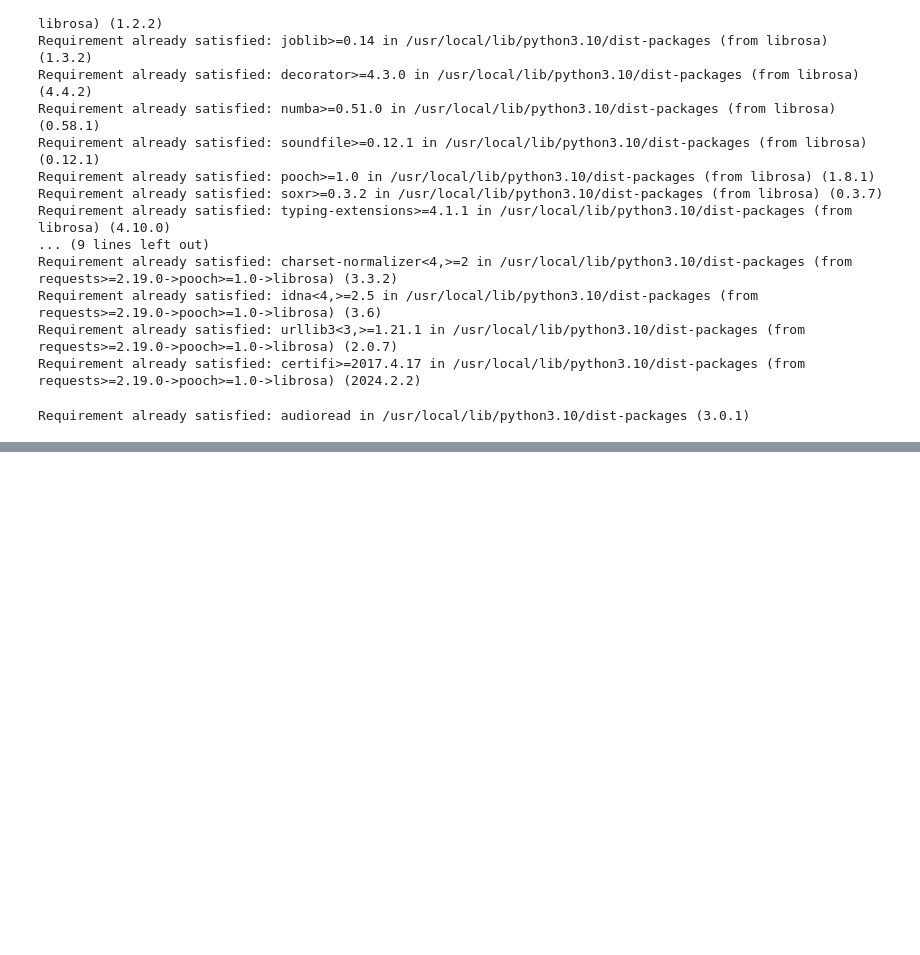
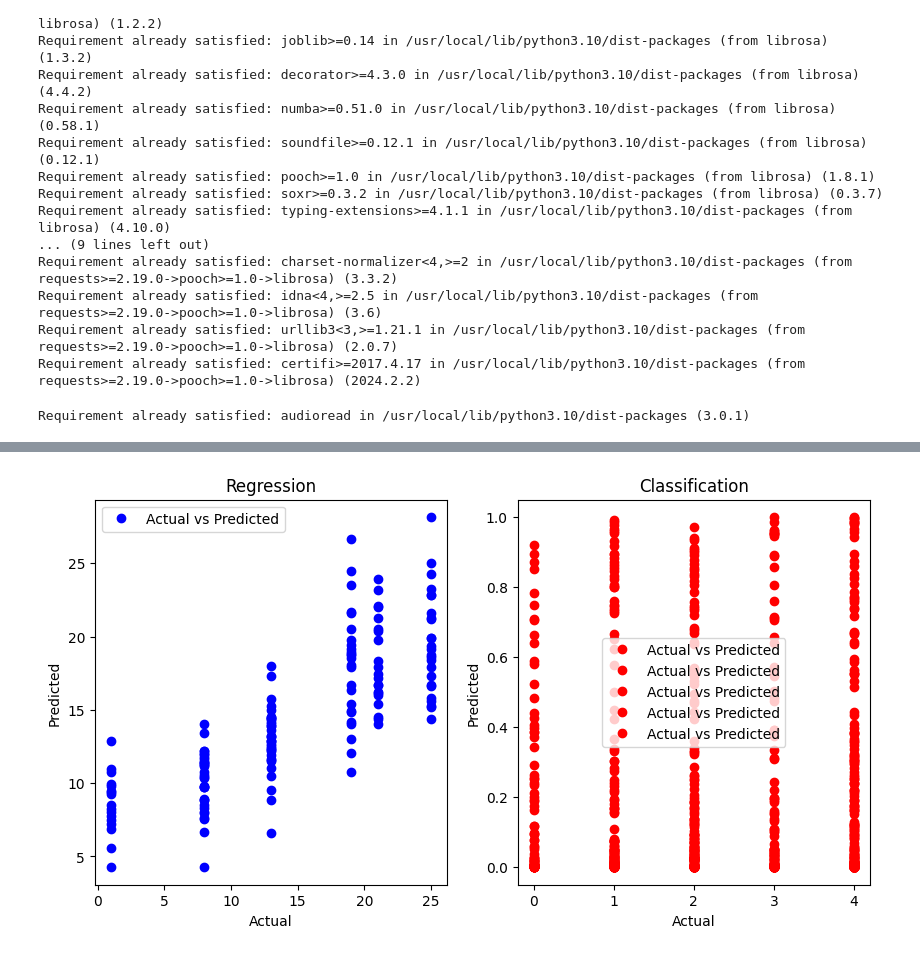
Before and after one commit to anjali-ii/Depression_Detection_from_speech, a Jupyter notebook: Speech.ipynb, the cells around one changed output, grey strips where cells are left out. Cells and saved outputs as stored; diff of their text form; code cells hidden in the pictures; blank space fills up the shorter version.

```diff
--- a/Speech.ipynb
+++ b/Speech.ipynb
@@ -435,0 +206,4 @@ torch.save(model.state_dict(), 'multi_task_cnn.pth')
+# %%
+features = np.hstack(df['Features'])
+label1 = np.hstack(df['Score'])
+label2 = np.hstack(df['Category'])
@@ -435,0 +262,3 @@ torch.save(model.state_dict(), 'multi_task_cnn.pth')
+# %%
+from sklearn.model_selection import train_test_split
+x_train,x_test,y_train_regression,y_test_regression,y_train_classification,y_test_classification = train_test_split(segmented_features,regression_label,classification_label,test_size=0.2, random_state=42)
@@ -435,0 +382,12 @@ torch.save(model.state_dict(), 'multi_task_cnn.pth')
+# %%
+# Compile the model
+optimizer = tf.keras.optimizers.Adam(learning_rate=0.0005, beta_1=0.9, beta_2=0.99)
+model.compile(optimizer=optimizer,
+              loss={'regression_output': 'mean_squared_error', 'classification_output': 'categorical_crossentropy'},
+              loss_weights={'regression_output': 1.0, 'classification_output': 1.0},
+              metrics={'regression_output': 'mae', 'classification_output': 'accuracy'})
+
+# Train the model
+history = model.fit(x_train, {'regression_output': y_train_regression, 'classification_output': y_train_classification_onehot},
+                    validation_data=(x_test, {'regression_output': y_test_regression, 'classification_output': y_test_classification_onehot}),
+                    epochs=10, batch_size=32)
@@ -435,0 +442,3 @@ torch.save(model.state_dict(), 'multi_task_cnn.pth')
+# %%
+# Make predictions
+predictions_regression, predictions_classification = model.predict(x_test)
@@ -435,0 +447,25 @@ torch.save(model.state_dict(), 'multi_task_cnn.pth')
+# %%
+# Plot the actual and predicted values for regression
+import matplotlib.pyplot as plt
+
+plt.figure(figsize=(10, 5))
+
+plt.subplot(1, 2, 1)
+plt.plot(y_test_regression, predictions_regression, 'bo', label='Actual vs Predicted')
+plt.xlabel('Actual')
+plt.ylabel('Predicted')
+plt.title('Regression')
+plt.legend()
+
+# Plot the actual and predicted categories for classification
+# Replace predictions_classification with the appropriate format of your predictions
+plt.subplot(1, 2, 2)
+plt.plot(y_test_classification, predictions_classification, 'ro', label='Actual vs Predicted')
+plt.xlabel('Actual')
+plt.ylabel('Predicted')
+plt.title('Classification')
+plt.legend()
+
+plt.show()
+# %% [output]
+[figure, added]
```
Also changed, not shown: parts of 42 cells of this notebook.
